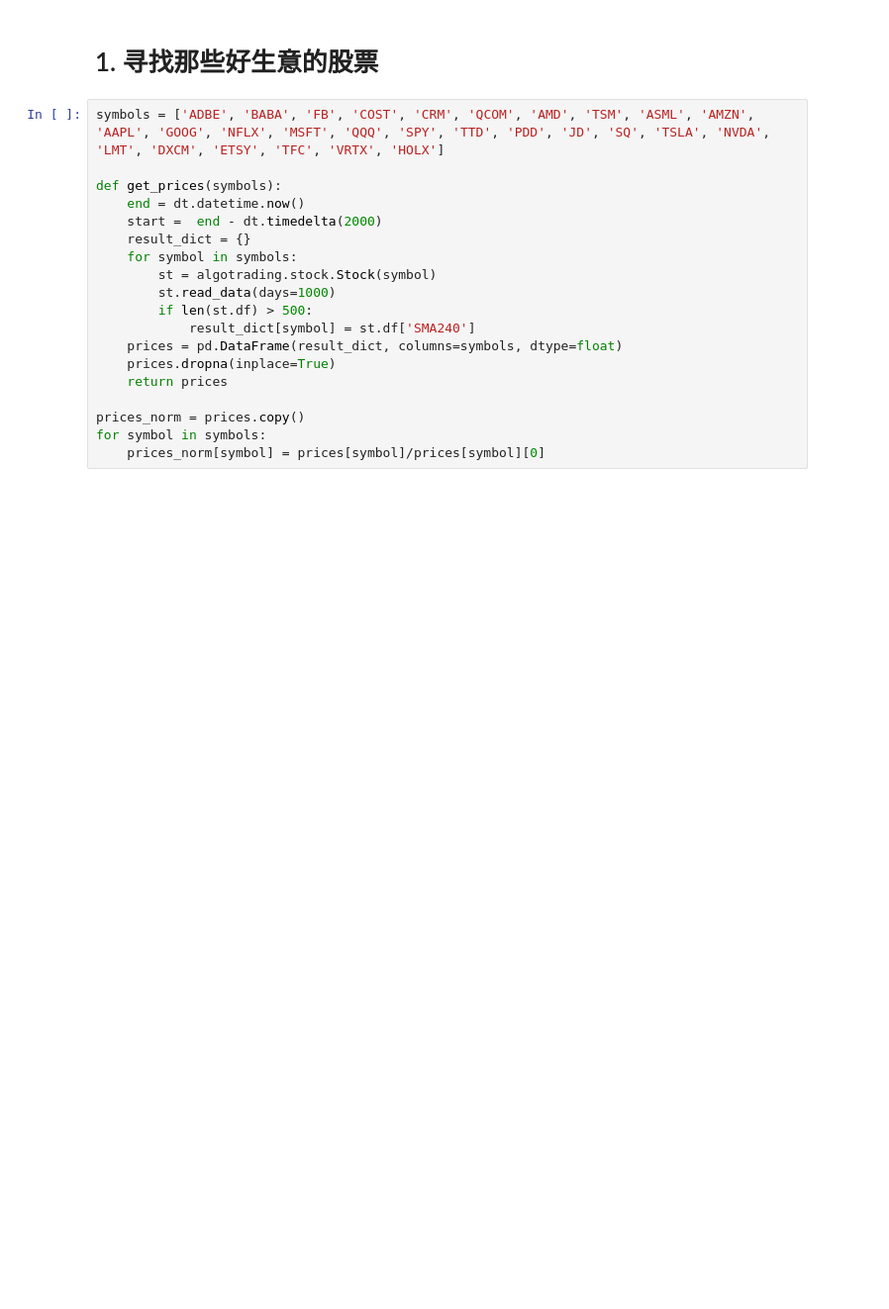
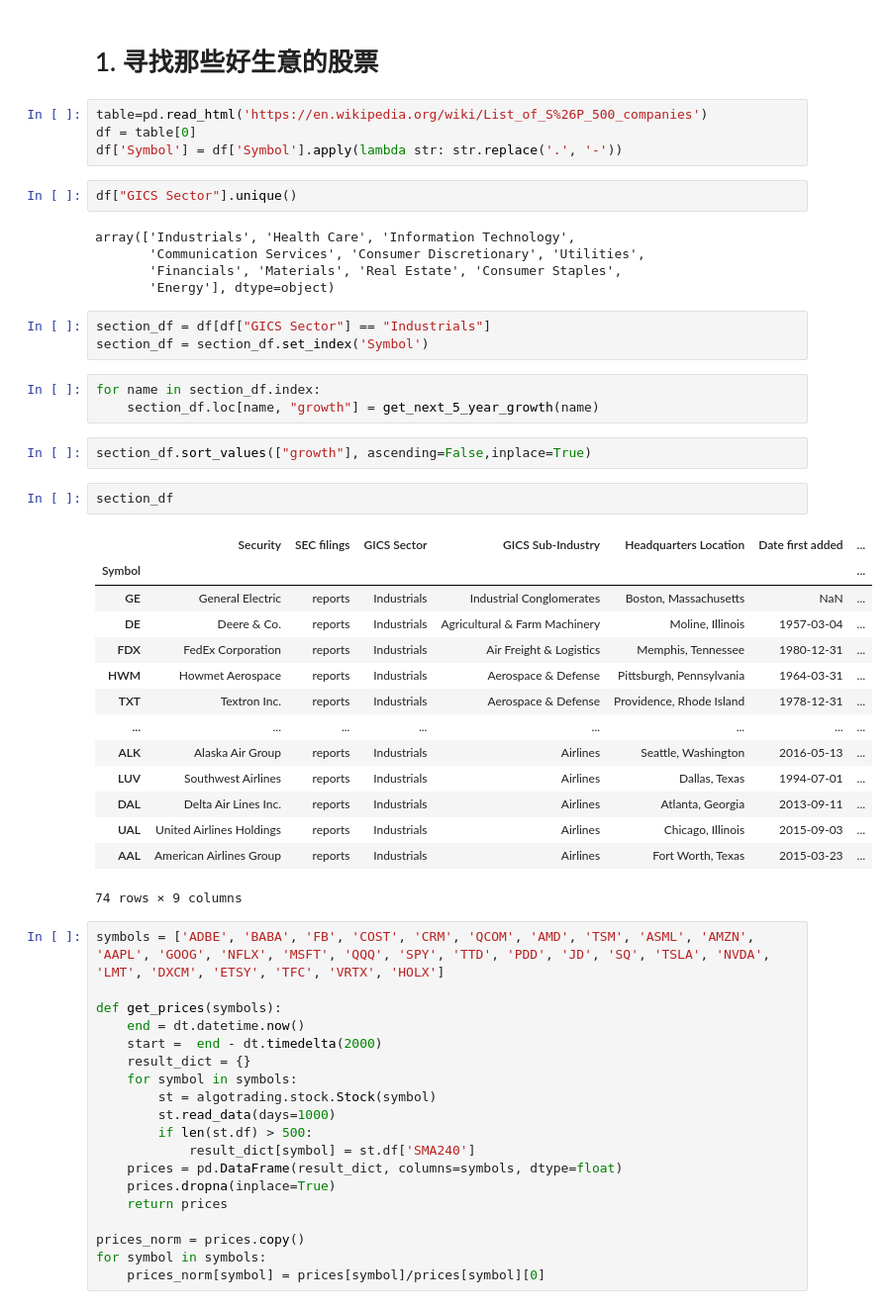
Before and after one commit to maxwillzq/algoTrading, a Jupyter notebook: notebooks/chapter_5_select_stock.ipynb, the cells around one changed output. Shown at 99% size. Saved outputs shown, nothing was run; the diff lists cells and outputs as text; blank space fills up the shorter version.

```diff
--- a/notebooks/chapter_5_select_stock.ipynb
+++ b/notebooks/chapter_5_select_stock.ipynb
@@ -11,5 +26,41 @@ import datetime as dt
 # %% [markdown]
 # 1. 寻找那些好生意的股票
+# %%
+table=pd.read_html('https://en.wikipedia.org/wiki/List_of_S%26P_500_companies')
+df = table[0]
+df['Symbol'] = df['Symbol'].apply(lambda str: str.replace('.', '-'))
+# %%
+df["GICS Sector"].unique()
+# %% [output]
+array(['Industrials', 'Health Care', 'Information Technology',
+       'Communication Services', 'Consumer Discretionary', 'Utilities',
+       'Financials', 'Materials', 'Real Estate', 'Consumer Staples',
+       'Energy'], dtype=object)
+# %%
+section_df = df[df["GICS Sector"] == "Industrials"]
+section_df = section_df.set_index('Symbol')
+# %%
+for name in section_df.index:
+    section_df.loc[name, "growth"] = get_next_5_year_growth(name)
+# %%
+section_df.sort_values(["growth"], ascending=False,inplace=True)
+# %%
+section_df
+# %% [output]
+|  | Security | SEC filings | GICS Sector | GICS Sub-Industry | Headquarters Location | Date first added | ... |
+| Symbol |  |  |  |  |  |  | ... |
+| GE | General Electric | reports | Industrials | Industrial Conglomerates | Boston, Massachusetts | NaN | ... |
+| DE | Deere & Co. | reports | Industrials | Agricultural & Farm Machinery | Moline, Illinois | 1957-03-04 | ... |
+| FDX | FedEx Corporation | reports | Industrials | Air Freight & Logistics | Memphis, Tennessee | 1980-12-31 | ... |
+| HWM | Howmet Aerospace | reports | Industrials | Aerospace & Defense | Pittsburgh, Pennsylvania | 1964-03-31 | ... |
+| TXT | Textron Inc. | reports | Industrials | Aerospace & Defense | Providence, Rhode Island | 1978-12-31 | ... |
+| ... | ... | ... | ... | ... | ... | ... | ... |
+| ALK | Alaska Air Group | reports | Industrials | Airlines | Seattle, Washington | 2016-05-13 | ... |
+| LUV | Southwest Airlines | reports | Industrials | Airlines | Dallas, Texas | 1994-07-01 | ... |
+| DAL | Delta Air Lines Inc. | reports | Industrials | Airlines | Atlanta, Georgia | 2013-09-11 | ... |
+| UAL | United Airlines Holdings | reports | Industrials | Airlines | Chicago, Illinois | 2015-09-03 | ... |
+| AAL | American Airlines Group | reports | Industrials | Airlines | Fort Worth, Texas | 2015-03-23 | ... |
+74 rows × 9 columns
 # %%
 symbols = ['ADBE', 'BABA', 'FB', 'COST', 'CRM', 'QCOM', 'AMD', 'TSM', 'ASML', 'AMZN', 'AAPL', 'GOOG', 'NFLX', 'MSFT', 'QQQ', 'SPY', 'TTD', 'PDD', 'JD', 'SQ', 'TSLA', 'NVDA', 'LMT', 'DXCM', 'ETSY', 'TFC', 'VRTX', 'HOLX']
 
```
Also changed, not shown: parts of 4 cells of this notebook, 8 other files.
